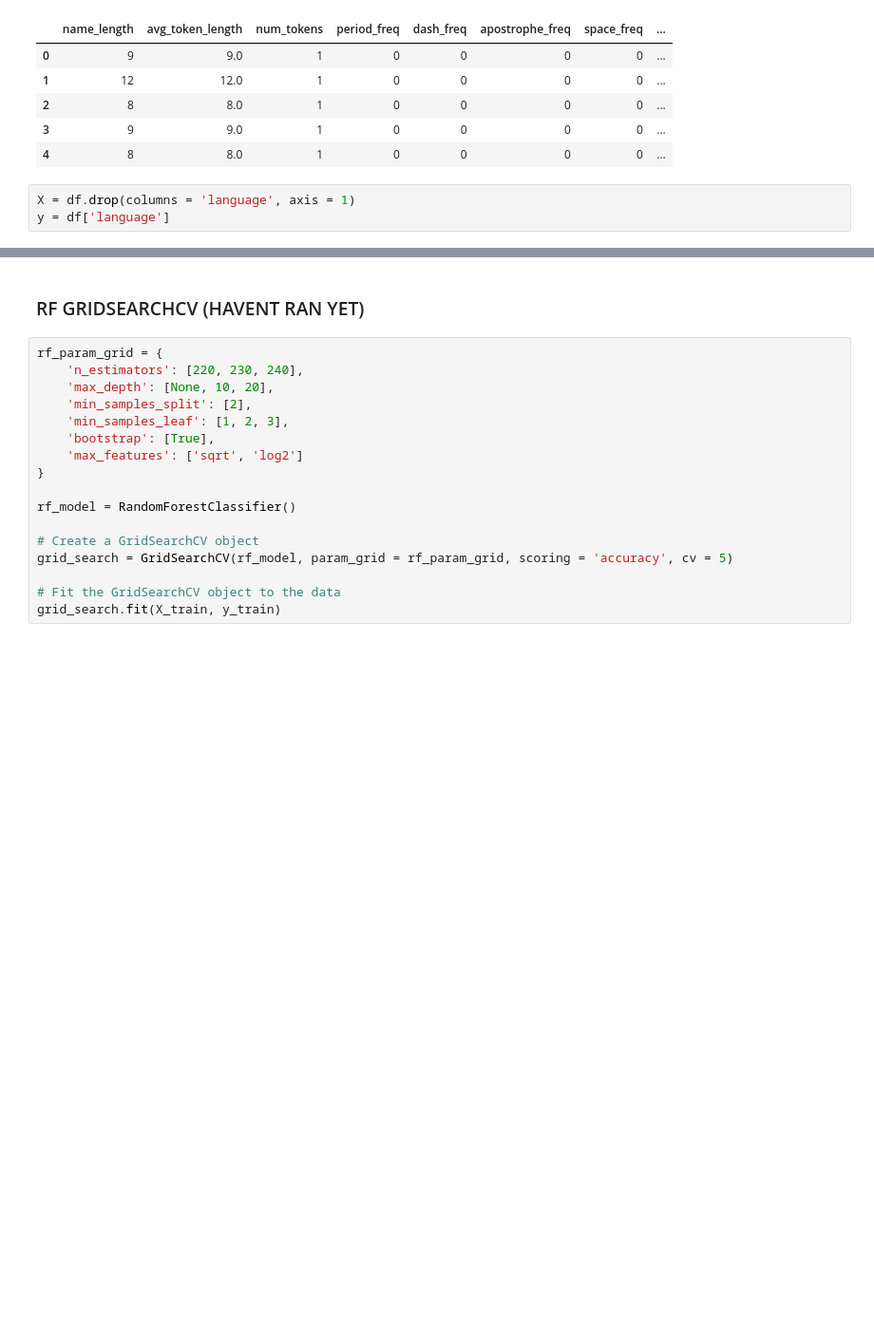
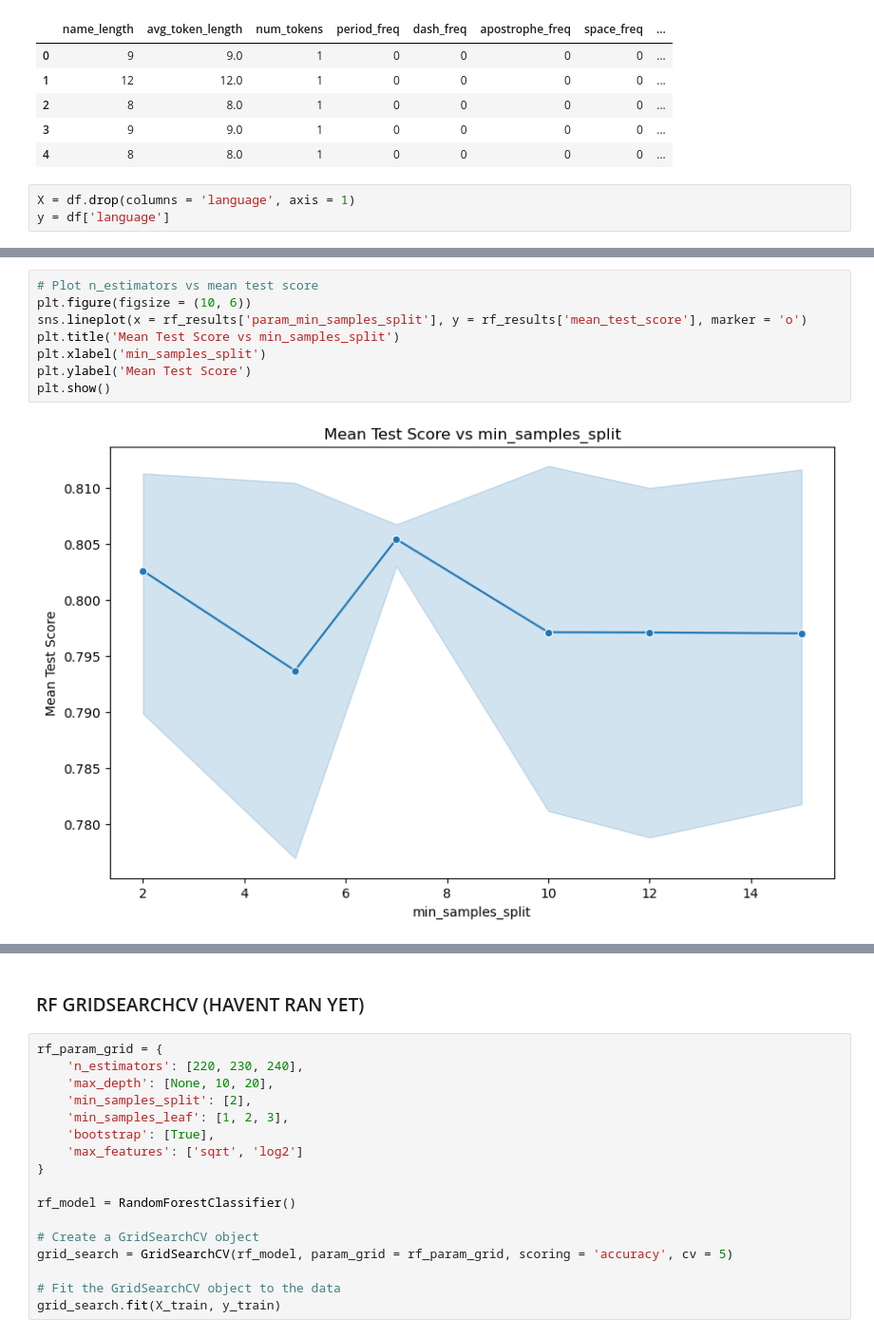
Before and after one commit to Exiger-project/Name_Of_Origin_Project-, a Jupyter notebook: StefaniModelTraining.ipynb, the cells around one changed output, grey strips where cells are left out. Shown at 95% size. Saved outputs shown, nothing was run; the diff lists cells and outputs as text; blank space fills up the shorter version.

```diff
--- a/StefaniModelTraining.ipynb
+++ b/StefaniModelTraining.ipynb
@@ -73,0 +92,10 @@ RandomizedSearchCV(cv=3, estimator=RandomForestClassifier(),
+# %%
+# Plot n_estimators vs mean test score
+plt.figure(figsize = (10, 6))
+sns.lineplot(x = rf_results['param_min_samples_split'], y = rf_results['mean_test_score'], marker = 'o')
+plt.title('Mean Test Score vs min_samples_split')
+plt.xlabel('min_samples_split')
+plt.ylabel('Mean Test Score')
+plt.show()
+# %% [output]
+[figure, added]
```
Also changed, not shown: parts of 12 cells of this notebook.
